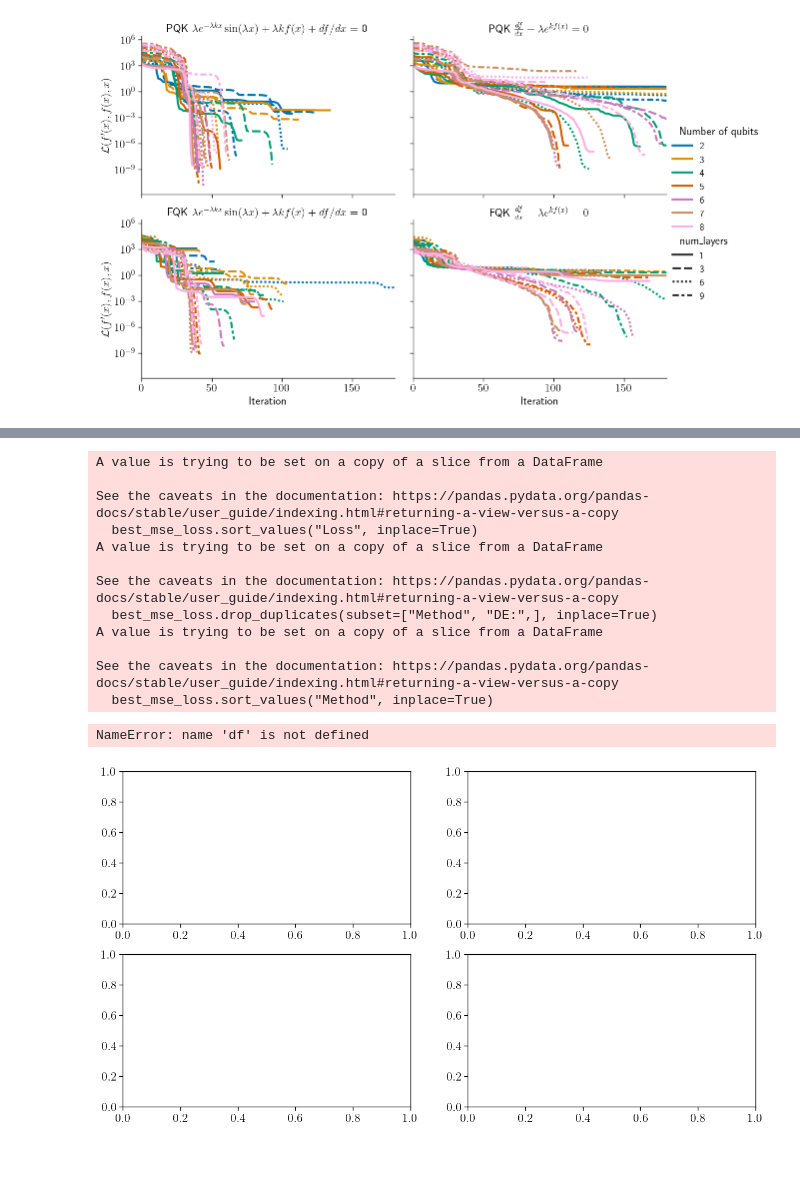
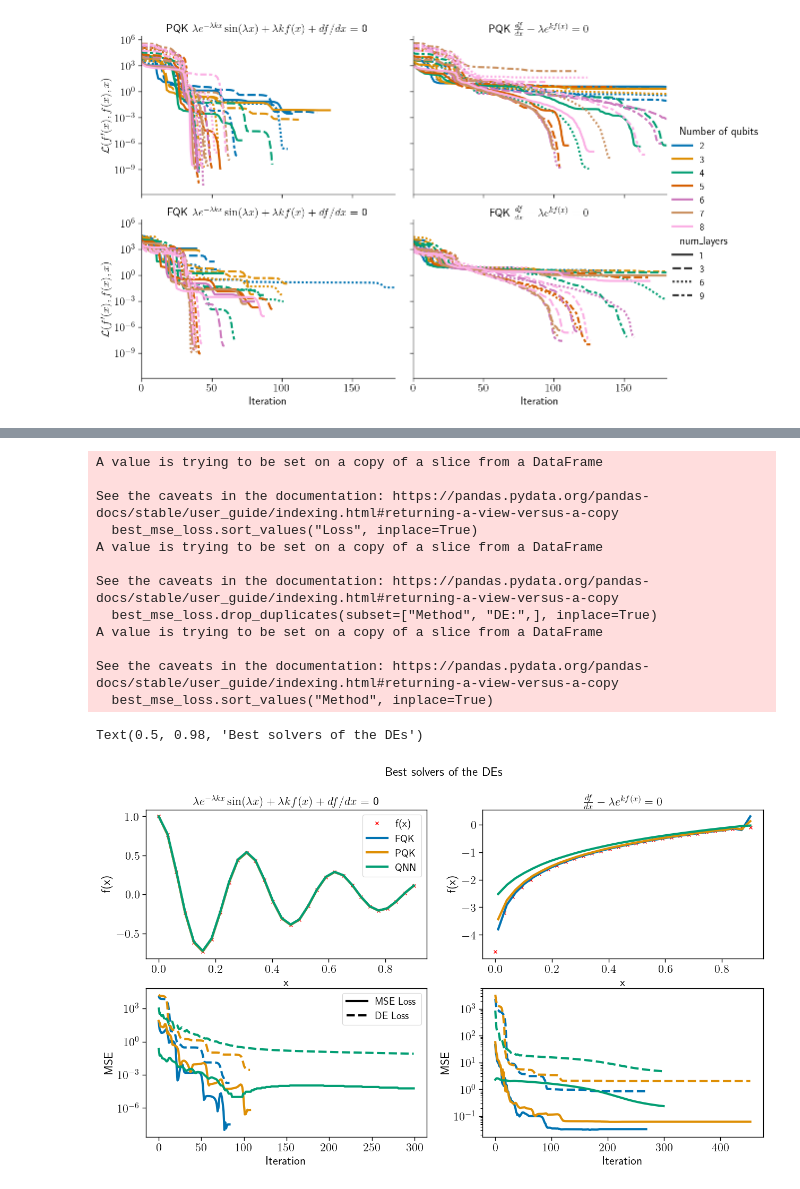
Before and after one commit to rupof/KernelDE, a Jupyter notebook: plotting_notebooks/local_plot_QNN_vs_QK.ipynb, the cells around one changed output, grey strips where cells are left out. Saved outputs shown, nothing was run; the diff lists cells and outputs as text; code cells hidden in the pictures; blank space fills up the shorter version.

```diff
--- a/plotting_notebooks/local_plot_QNN_vs_QK.ipynb
+++ b/plotting_notebooks/local_plot_QNN_vs_QK.ipynb
@@ -217,11 +224,12 @@ plt.xlim(0, 180)
 results_QNN = results[results["method"] == "QNN"]
 results_Kernels = results[results["method"] != "QNN"]
 
-results_QNN["min " + mse_history_str] = results_QNN.groupby(["method", "loss_name", "num_qubits", "num_layers", "lr", "boundary_handling"])["mse_history"].transform("min")
-results_QNN["min " + loss_history_str] = results_QNN.groupby(["method", "loss_name", "num_qubits", "num_layers", "lr", "boundary_handling"])["loss_history"].transform("min")
 
-results_Kernels["min " + mse_history_str] = results_Kernels.groupby(["method", "loss_name", "num_qubits", "num_layers",])["mse_history"].transform("min")
-results_Kernels["min " + loss_history_str] = results_Kernels.groupby(["method", "loss_name", "num_qubits", "num_layers",])["loss_history"].transform("min")
+results_QNN["min " + mse_history_str] = results_QNN.groupby(["method", "loss_name", "num_qubits", "num_layers", "lr", "boundary_handling"])["mse_history"].transform("last")
+results_QNN["min " + loss_history_str] = results_QNN.groupby(["method", "loss_name", "num_qubits", "num_layers", "lr", "boundary_handling"])["loss_history"].transform("last")
+
+results_Kernels["min " + mse_history_str] = results_Kernels.groupby(["method", "loss_name", "num_qubits", "num_layers",])["mse_history"].transform("last")
+results_Kernels["min " + loss_history_str] = results_Kernels.groupby(["method", "loss_name", "num_qubits", "num_layers",])["loss_history"].transform("last")
 
 
 
@@ -496,7 +516,7 @@ best_mse_loss
 #create array with best
 best_mse_loss = combined_df
 best_mse_loss = best_mse_loss[best_mse_loss["Type of Loss"] == mse_history_str]
-#sort by mse loss
+##sort by mse loss
 best_mse_loss.sort_values("Loss", inplace=True)
 best_mse_loss.drop_duplicates(subset=["Method", "DE:",], inplace=True)
 best_mse_loss.sort_values("Method", inplace=True)
@@ -517,39 +537,51 @@ true_solution_array = [odeint(mapping_of_derivatives_of_loss_functions["paper"],
 fig, axs = plt.subplots(2, len(best_mse_loss["DE:"].unique()) , figsize=(15, 8))
 
 for j, de_name in enumerate(best_mse_loss["DE:"].unique()):
-    axs[0, j].plot(df["domain"].iloc[0], true_solution_array[j], "o", label="f(x)", c="black")
+    axs[0, j].plot(best_mse_loss["domain"].iloc[0], true_solution_array[j], "x", label="f(x)", c="red")
     for m, method in enumerate(["FQK", "PQK", "QNN"]):
         df = best_mse_loss[(best_mse_loss["Method"] == method) & (best_mse_loss["DE:"] == de_name)]
         axs[0, j].plot(df["domain"].iloc[0], df["f_sol"].iloc[0], label=method, c=palette[m])
         axs[0, j].set_title(de_name)
         axs[0, j].set_xlabel("x")
         axs[0, j].set_ylabel("f(x)")
 
-        axs[1, j].plot(df["mse_history_cp"].iloc[0], label=method, c=palette[m], linestyle="--")
+        axs[1, j].plot(df["mse_history_cp"].iloc[0],  c=palette[m], linestyle="-")
+        axs[1, j].plot(df["loss_history_cp"].iloc[0], c=palette[m], linestyle="--")
+
         axs[1, j].set_yscale("log")
         axs[1, j].set_xlabel("Iteration")
         axs[1, j].set_ylabel("MSE")
+
+#dummy plot to include label and then remove -, label: MSE Loss
+axs[1,0].plot([0.1],[0.1], linestyle="-", label="MSE Loss", c="black")
+axs[1,0].plot([1],[1], linestyle="--", label="DE Loss", c="black")
+
+
+
+axs[1,0].legend()
+
+
 
 
 
 
 axs[0,0].legend()
 plt.suptitle("Best solvers of the DEs")
 # %% [output]
 A value is trying to be set on a copy of a slice from a DataFrame
 
 See the caveats in the documentation: https://pandas.pydata.org/pandas-docs/stable/user_guide/indexing.html#returning-a-view-versus-a-copy
   best_mse_loss.sort_values("Loss", inplace=True)
 A value is trying to be set on a copy of a slice from a DataFrame
 
 See the caveats in the documentation: https://pandas.pydata.org/pandas-docs/stable/user_guide/indexing.html#returning-a-view-versus-a-copy
   best_mse_loss.drop_duplicates(subset=["Method", "DE:",], inplace=True)
 A value is trying to be set on a copy of a slice from a DataFrame
 
 See the caveats in the documentation: https://pandas.pydata.org/pandas-docs/stable/user_guide/indexing.html#returning-a-view-versus-a-copy
   best_mse_loss.sort_values("Method", inplace=True)
-NameError: name 'df' is not defined
+Text(0.5, 0.98, 'Best solvers of the DEs')
-[figure, old version]
+[figure, new version]
 # %%
 best_mse_loss
 # %% [output]
```
Also changed, not shown: parts of 11 cells of this notebook, 7 other files.
